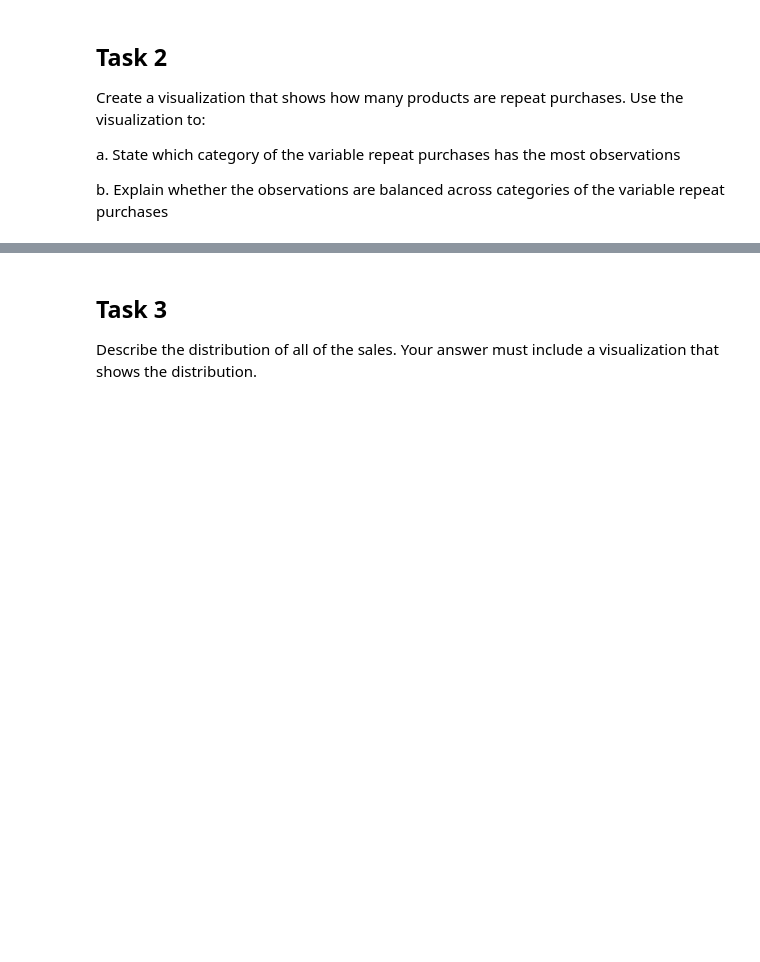
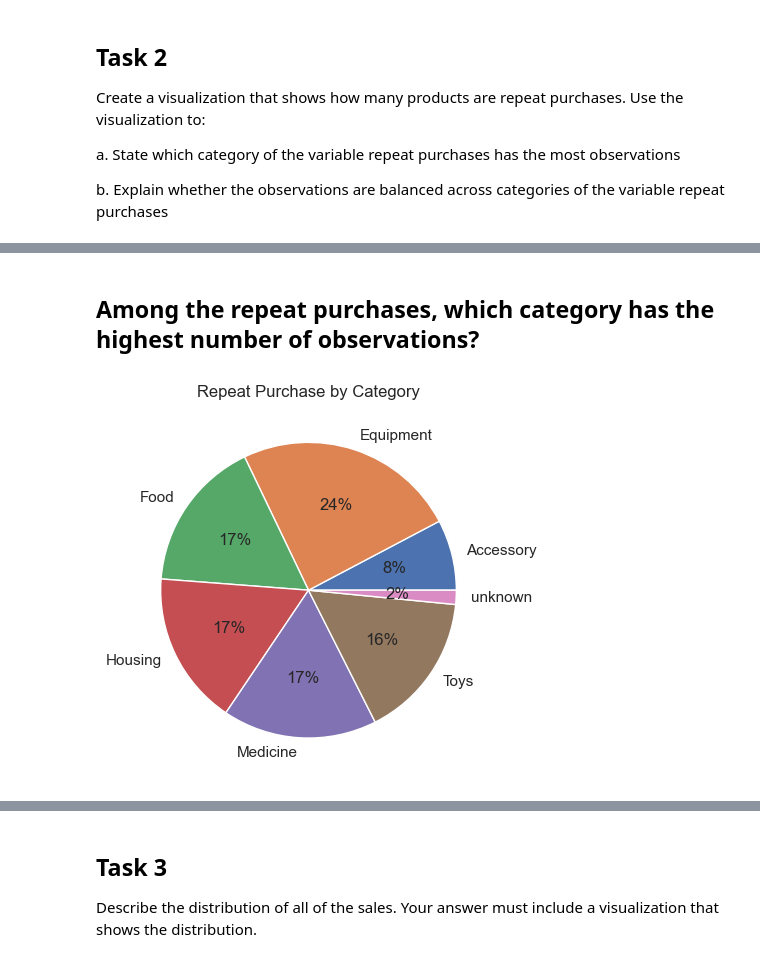
Before and after one commit to dSymon87/Data_Analytics, a Jupyter notebook: Petmind.ipynb, the cells around one changed output, grey strips where cells are left out. Saved outputs shown, nothing was run; the diff lists cells and outputs as text; code cells hidden in the pictures; blank space fills up the shorter version.

```diff
--- a/Petmind.ipynb
+++ b/Petmind.ipynb
@@ -111,0 +118,16 @@ plt.show()
+# %% [markdown]
+## Among the repeat purchases, which category has the highest number of observations?
+# %%
+#Subset only repeat purchase 'yes'
+repeat_purchases_yes = pet_supplies_2212df[pet_supplies_2212df['repeat_purchase'].isin(['yes'])]
+categorize_repeat_purchases = repeat_purchases_yes.groupby('category')['repeat_purchase'].count().reset_index()
+
+#Plotting pie chart
+plt.pie(categorize_repeat_purchases['repeat_purchase'],
+        labels = categorize_repeat_purchases['category'],
+        autopct='%.0f%%')
+plt.title('Repeat Purchase by Category')
+sns.set()
+plt.show()
+# %% [output]
+[figure, added]
```
Also changed, not shown: parts of 19 cells of this notebook.
